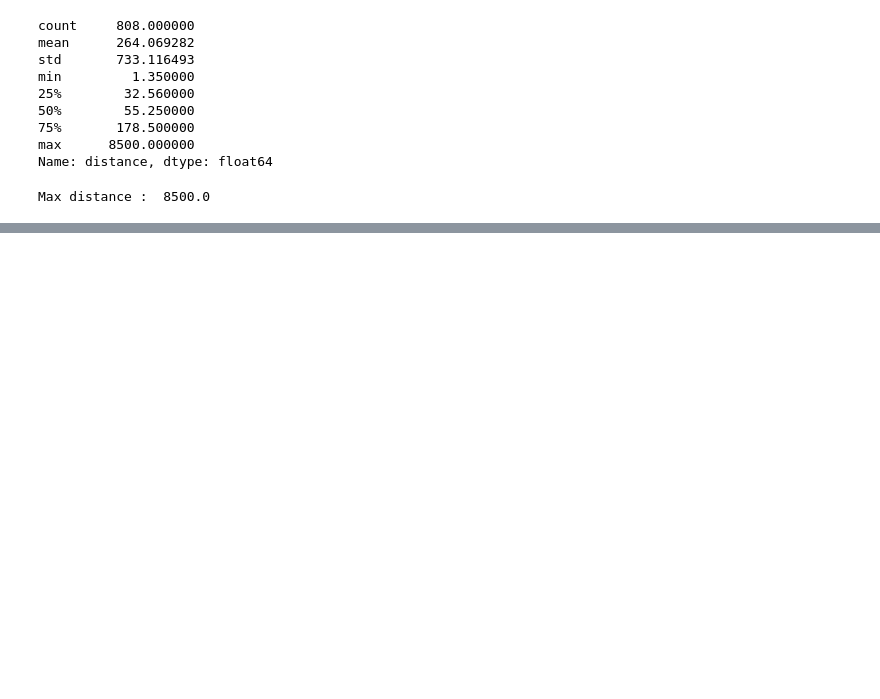
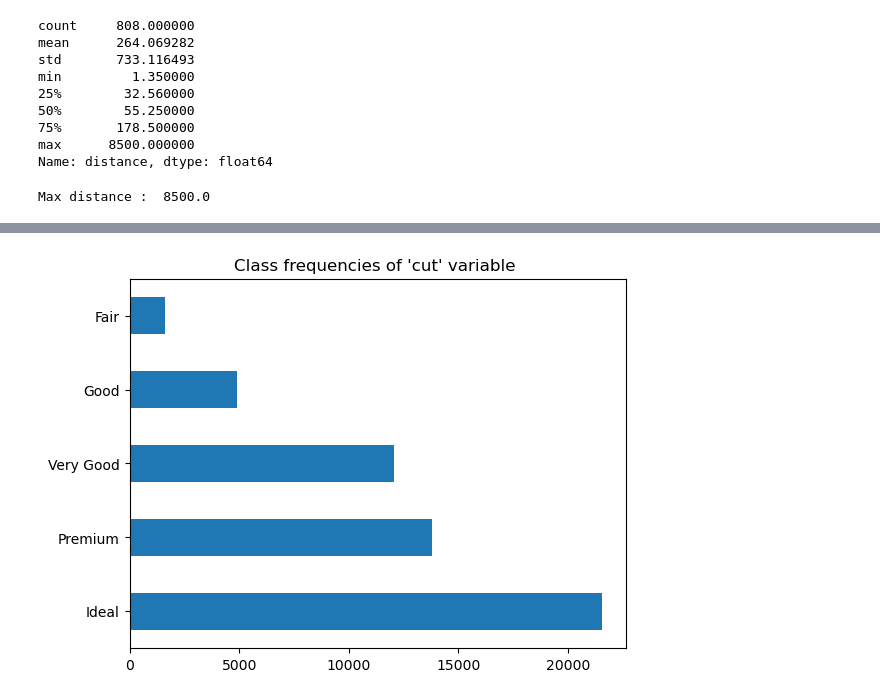
Before and after one commit to mtamerb/data-visualization, a Jupyter notebook: data-visualization.ipynb, the cells around one changed output, grey strips where cells are left out. Cells and saved outputs as stored; diff of their text form; code cells hidden in the pictures; blank space fills up the shorter version.

Commit message:
Kaggle Notebook | data-visualization | Version 3

```diff
--- a/data-visualization.ipynb
+++ b/data-visualization.ipynb
@@ -294,0 +301,4 @@ Max distance :  8500.0
+# %%
+diamonds = sns.load_dataset("diamonds")
+df = diamonds.copy()
+df.head()
@@ -294,0 +387,2 @@ Max distance :  8500.0
+# %%
+df.cut = df.cut.astype(CategoricalDtype(ordered = True))
@@ -294,0 +415,4 @@ Max distance :  8500.0
+# %%
+cut_category = ["Fair", "Good", "Very Good", "Premium", "Ideal"]
+# %%
+df.cut = df.cut.astype(CategoricalDtype(ordered = True, categories = cut_category))
@@ -294,0 +431,7 @@ Max distance :  8500.0
+# %%
+(df["cut"]
+ .value_counts()
+ .plot.barh()
+ .set_title("Class frequencies of 'cut' variable "));  # freq
+# %% [output]
+[figure, added]
```
Also changed, not shown: parts of 22 cells of this notebook.
